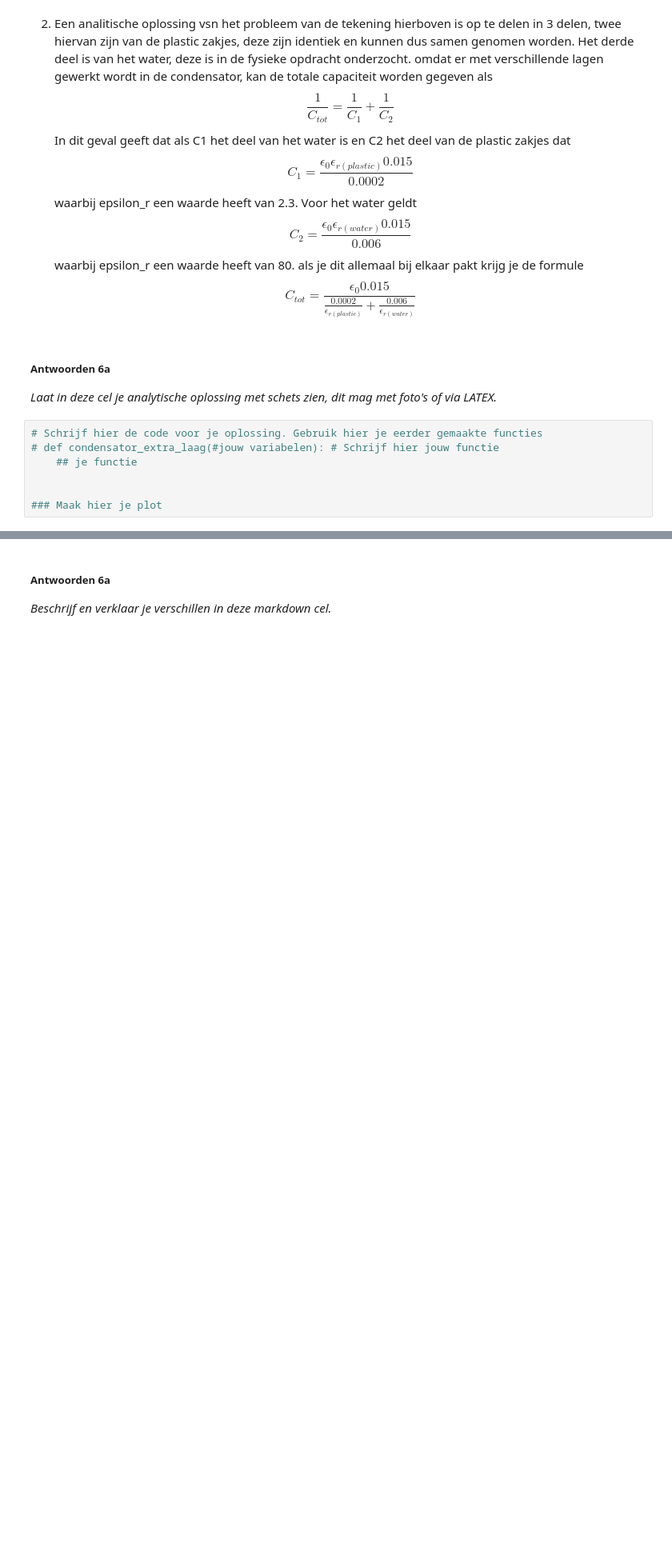
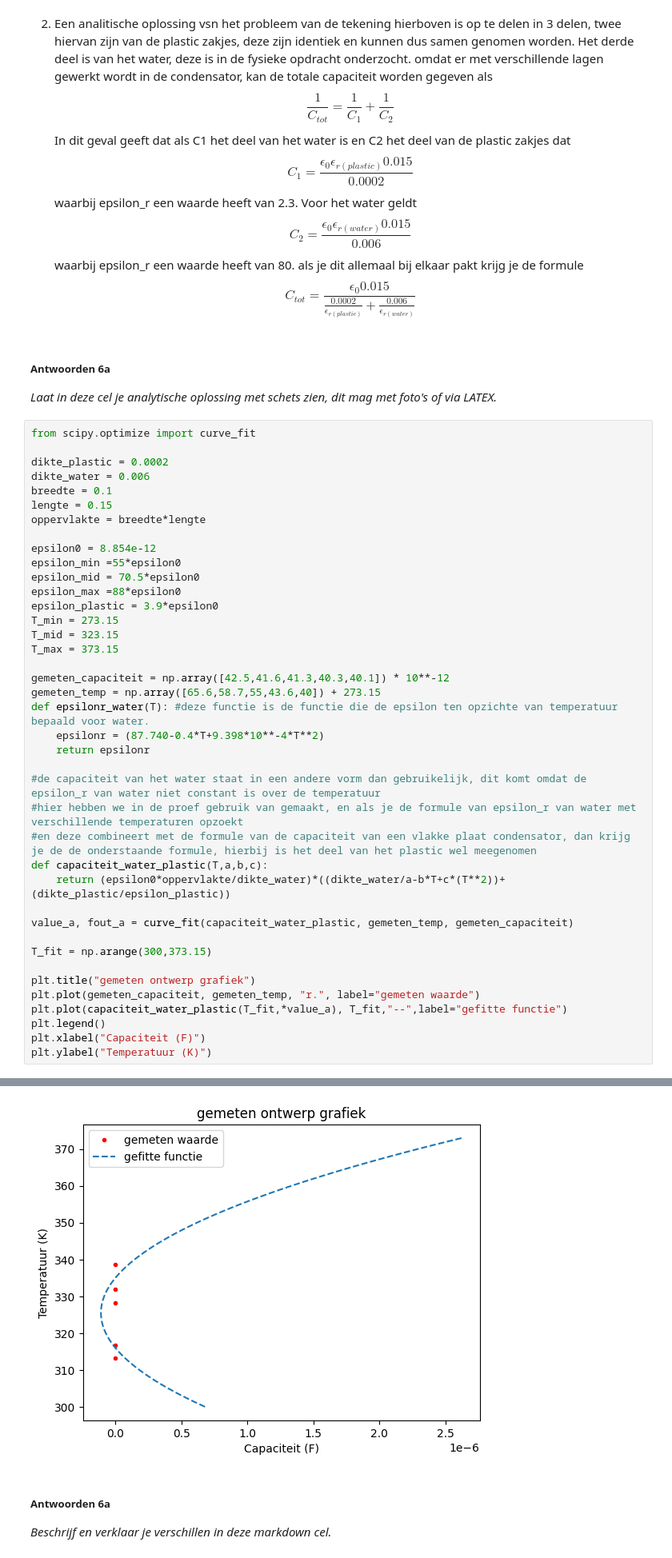
Before and after one commit to ErikvdBerkmortel/DEF-repository, a Jupyter notebook: DigitaleOntwerpopdrachten/1CondensatorOpdracht/CondensatorOntwerpopdracht.ipynb, the cells around one changed output, grey strips where cells are left out. Shown at 80% size. Drawn from its saved outputs; the diff is of its cells as text; blank space fills up the shorter version.

```diff
--- a/DigitaleOntwerpopdrachten/1CondensatorOpdracht/CondensatorOntwerpopdracht.ipynb
+++ b/DigitaleOntwerpopdrachten/1CondensatorOpdracht/CondensatorOntwerpopdracht.ipynb
@@ -1013,9 +1013,43 @@ In dit geval geeft dat als C1 het deel van het water is en C2 het deel van de pl
 
 *Laat in deze cel je analytische oplossing met schets zien, dit mag met foto's of via LATEX.*
 # %%
-# Schrijf hier de code voor je oplossing. Gebruik hier je eerder gemaakte functies
-# def condensator_extra_laag(#jouw variabelen): # Schrijf hier jouw functie
-    ## je functie
+from scipy.optimize import curve_fit
 
+dikte_plastic = 0.0002
+dikte_water = 0.006
+breedte = 0.1
+lengte = 0.15
+oppervlakte = breedte*lengte
 
-### Maak hier je plot
+epsilon0 = 8.854e-12
+epsilon_min =55*epsilon0
+epsilon_mid = 70.5*epsilon0
+epsilon_max =88*epsilon0
+epsilon_plastic = 3.9*epsilon0
+T_min = 273.15
+T_mid = 323.15
+T_max = 373.15
+
+gemeten_capaciteit = np.array([42.5,41.6,41.3,40.3,40.1]) * 10**-12
+gemeten_temp = np.array([65.6,58.7,55,43.6,40]) + 273.15
+def epsilonr_water(T): #deze functie is de functie die de epsilon ten opzichte van temperatuur bepaald voor water.
+    epsilonr = (87.740-0.4*T+9.398*10**-4*T**2)
+    return epsilonr
+
+#de capaciteit van het water staat in een andere vorm dan gebruikelijk, dit komt omdat de epsilon_r van water niet constant is over de temperatuur
+#hier hebben we in de proef gebruik van gemaakt, en als je de formule van epsilon_r van water met verschillende temperaturen opzoekt
+#en deze combineert met de formule van de capaciteit van een vlakke plaat condensator, dan krijg je de de onderstaande formule, hierbij is het deel van het plastic wel meegenomen
+def capaciteit_water_plastic(T,a,b,c):
+    return (epsilon0*oppervlakte/dikte_water)*((dikte_water/a-b*T+c*(T**2))+(dikte_plastic/epsilon_plastic))
+
+value_a, fout_a = curve_fit(capaciteit_water_plastic, gemeten_temp, gemeten_capaciteit)
+
+T_fit = np.arange(300,373.15)
+
+plt.title("gemeten ontwerp grafiek")
+plt.plot(gemeten_capaciteit, gemeten_temp, "r.", label="gemeten waarde")
+plt.plot(capaciteit_water_plastic(T_fit,*value_a), T_fit,"--",label="gefitte functie")
+plt.legend()
+plt.xlabel("Capaciteit (F)")
+plt.ylabel("Temperatuur (K)")
+# %% [output]
@@ -1022,3 +1057,4 @@ In dit geval geeft dat als C1 het deel van het water is en C2 het deel van de pl
+[figure, added]
 # %% [markdown]
 ##### Antwoorden 6a
 
```
Also changed, not shown: parts of 1 cell of this notebook.
